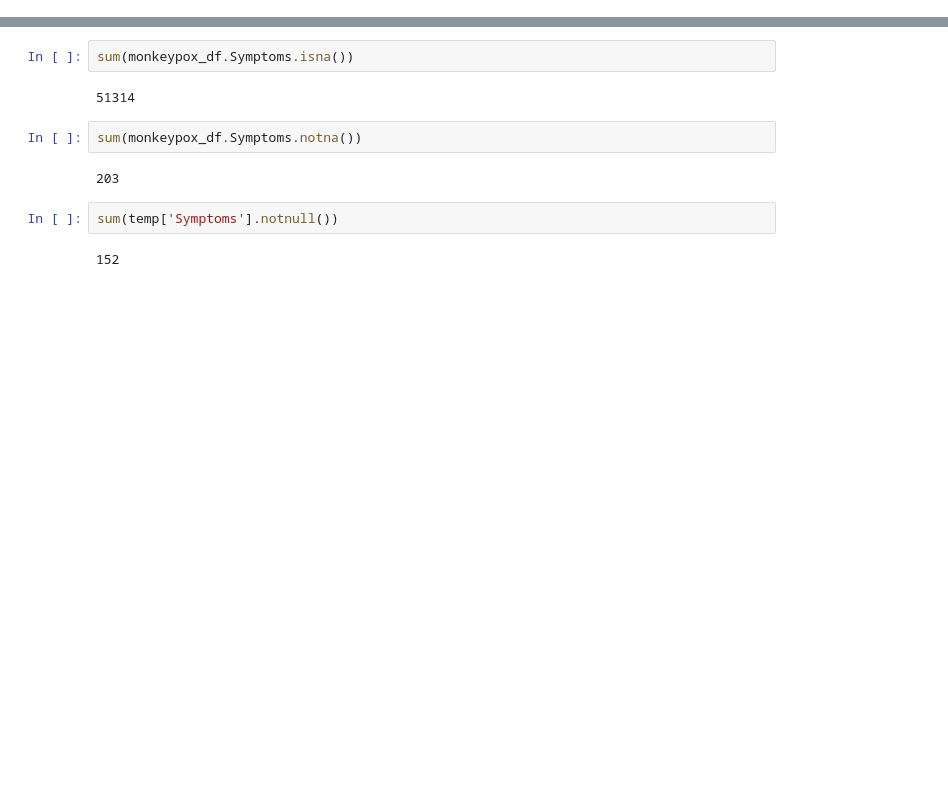
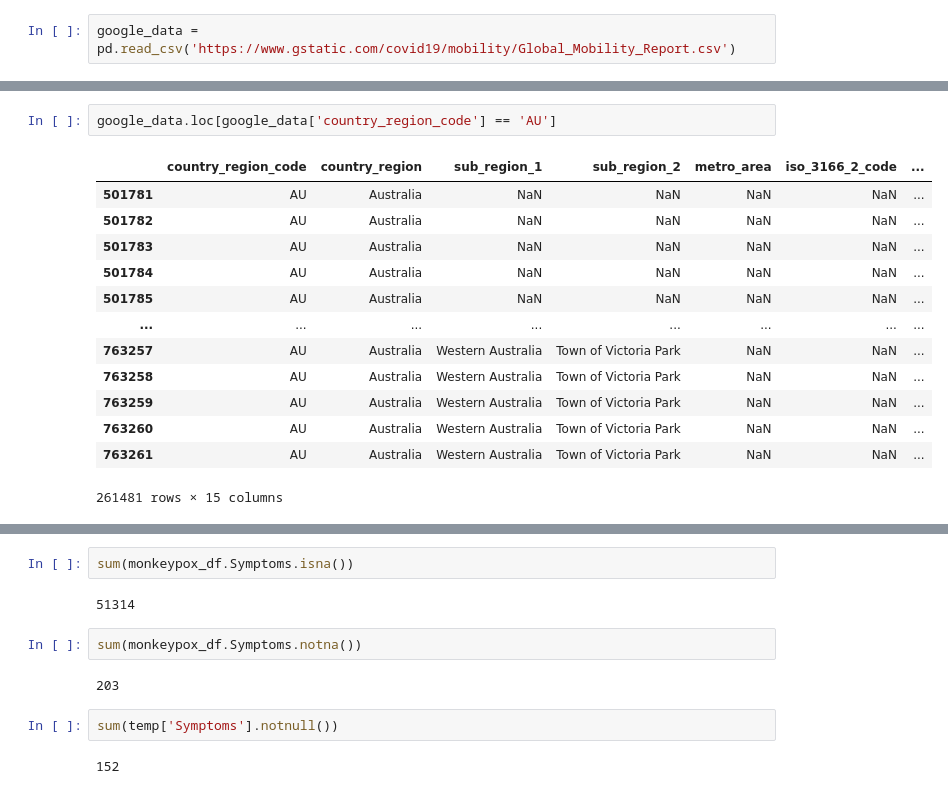
Before and after one commit to kinoshita197083/Grad-Project-React, a Jupyter notebook: dataset_content/monkeypox.ipynb, the cells around one changed output, grey strips where cells are left out. Drawn from its saved outputs; the diff is of its cells as text; blank space fills up the shorter version.

```diff
--- a/dataset_content/monkeypox.ipynb
+++ b/dataset_content/monkeypox.ipynb
@@ -29 +30,3 @@ monkeypox_df = monkeypox_df[monkeypox_df.Status != 'omit_error']
+# %%
+google_data = pd.read_csv('https://www.gstatic.com/covid19/mobility/Global_Mobility_Report.csv')
 # %%
@@ -82,0 +44,16 @@ usa_temp
+# %%
+google_data.loc[google_data['country_region_code'] == 'AU']
+# %% [output]
+|  | country_region_code | country_region | sub_region_1 | sub_region_2 | metro_area | iso_3166_2_code | ... |
+| 501781 | AU | Australia | NaN | NaN | NaN | NaN | ... |
+| 501782 | AU | Australia | NaN | NaN | NaN | NaN | ... |
+| 501783 | AU | Australia | NaN | NaN | NaN | NaN | ... |
+| 501784 | AU | Australia | NaN | NaN | NaN | NaN | ... |
+| 501785 | AU | Australia | NaN | NaN | NaN | NaN | ... |
+| ... | ... | ... | ... | ... | ... | ... | ... |
+| 763257 | AU | Australia | Western Australia | Town of Victoria Park | NaN | NaN | ... |
+| 763258 | AU | Australia | Western Australia | Town of Victoria Park | NaN | NaN | ... |
+| 763259 | AU | Australia | Western Australia | Town of Victoria Park | NaN | NaN | ... |
+| 763260 | AU | Australia | Western Australia | Town of Victoria Park | NaN | NaN | ... |
+| 763261 | AU | Australia | Western Australia | Town of Victoria Park | NaN | NaN | ... |
+261481 rows × 15 columns
```
Also changed, not shown: parts of 23 cells of this notebook, 6 other files.
